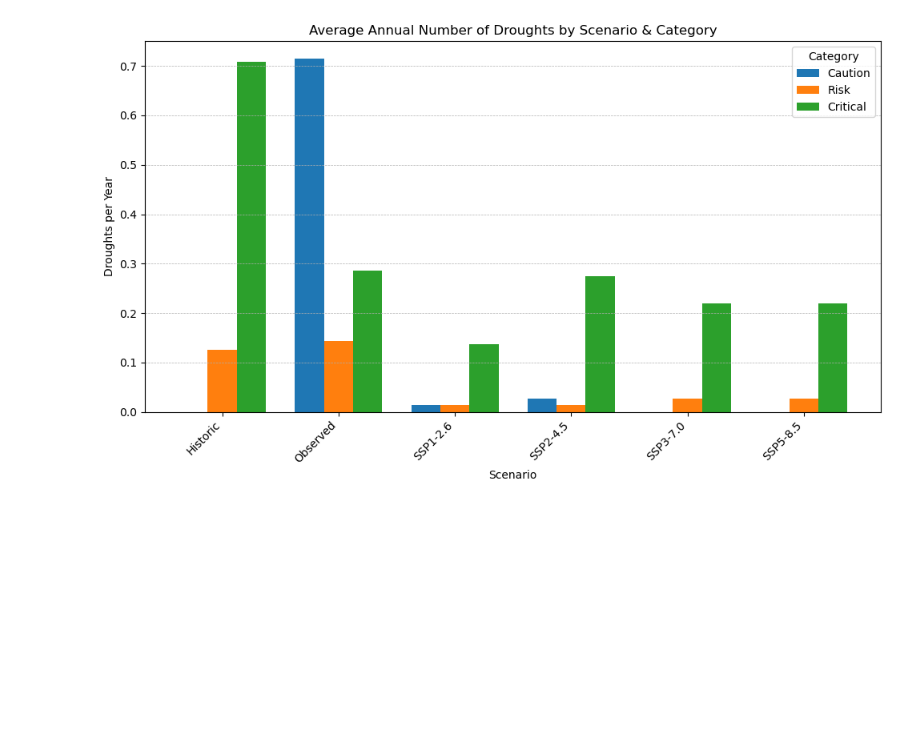
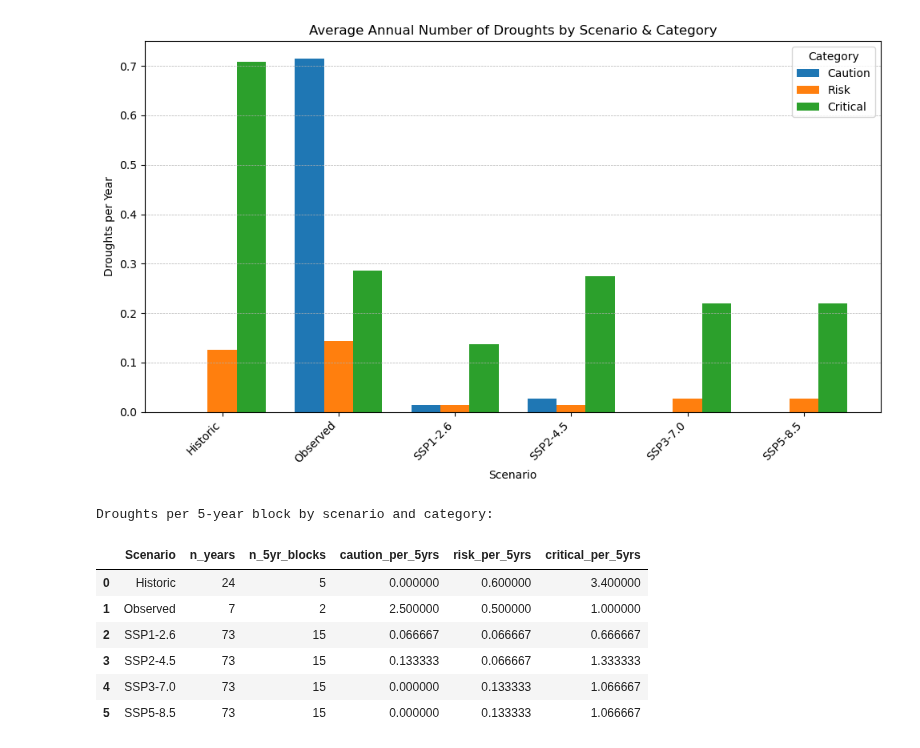
Before and after one commit to eWaterCycle/projects, a Jupyter notebook: book/thesis_projects/BSc/2025_Q4_ElkeSchokking_CEG/work in progress/Drought analysis-Final.ipynb, the cells around one changed output. Cells and saved outputs as stored; diff of their text form; code cells hidden in the pictures; blank space fills up the shorter version.

```diff
--- a/book/thesis_projects/BSc/2025_Q4_ElkeSchokking_CEG/work in progress/Drought analysis-Final.ipynb
+++ b/book/thesis_projects/BSc/2025_Q4_ElkeSchokking_CEG/work in progress/Drought analysis-Final.ipynb
@@ -331,0 +334,17 @@ plt.show()
+# %%
+#Compute total years and 5-year blocks per scenario
+years = {}
+for name, series in scenarios.items():
+    idx = getattr(series, "index", pd.DatetimeIndex(series))
+    total_years = idx.max().year - idx.min().year + 1
+    years[name] = total_years
+
+years_df = (
+    pd.Series(years, name="n_years")
+      .to_frame()
+      .reset_index()
+      .rename(columns={"index": "Scenario"})
+)
+
+# number of 5-year blocks (round up partial blocks)
+years_df["n_5yr_blocks"] = np.ceil(years_df["n_years"] / 5).astype(int)
@@ -331,0 +358,20 @@ plt.show()
+# %%
+# Show the result
+print("\nDroughts per 5-year block by scenario and category:\n")
+display(summary[[
+    "Scenario",
+    "n_years",
+    "n_5yr_blocks",
+    "caution_per_5yrs",
+    "risk_per_5yrs",
+    "critical_per_5yrs"
+]])
+# %% [output]
+Droughts per 5-year block by scenario and category:
+|  | Scenario | n_years | n_5yr_blocks | caution_per_5yrs | risk_per_5yrs | critical_per_5yrs |
+| 0 | Historic | 24 | 5 | 0.000000 | 0.600000 | 3.400000 |
+| 1 | Observed | 7 | 2 | 2.500000 | 0.500000 | 1.000000 |
+| 2 | SSP1-2.6 | 73 | 15 | 0.066667 | 0.066667 | 0.666667 |
+| 3 | SSP2-4.5 | 73 | 15 | 0.133333 | 0.066667 | 1.333333 |
+| 4 | SSP3-7.0 | 73 | 15 | 0.000000 | 0.133333 | 1.066667 |
+| 5 | SSP5-8.5 | 73 | 15 | 0.000000 | 0.133333 | 1.066667 |
```
Also changed, not shown: parts of 9 cells of this notebook.
